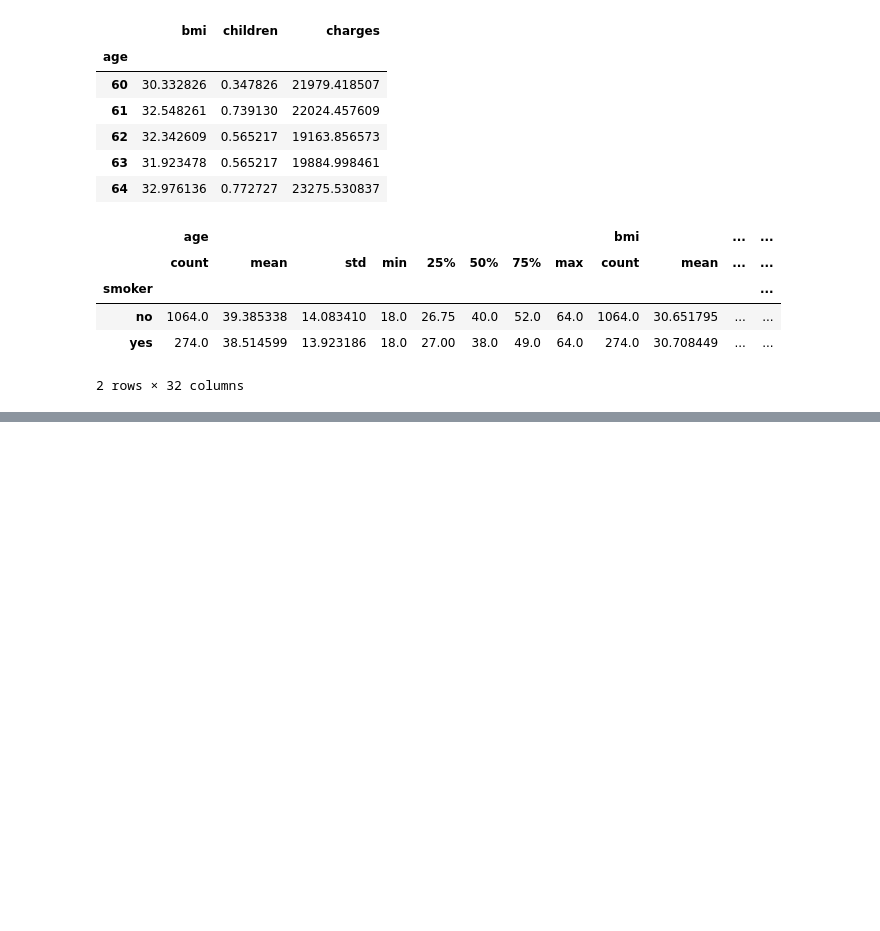
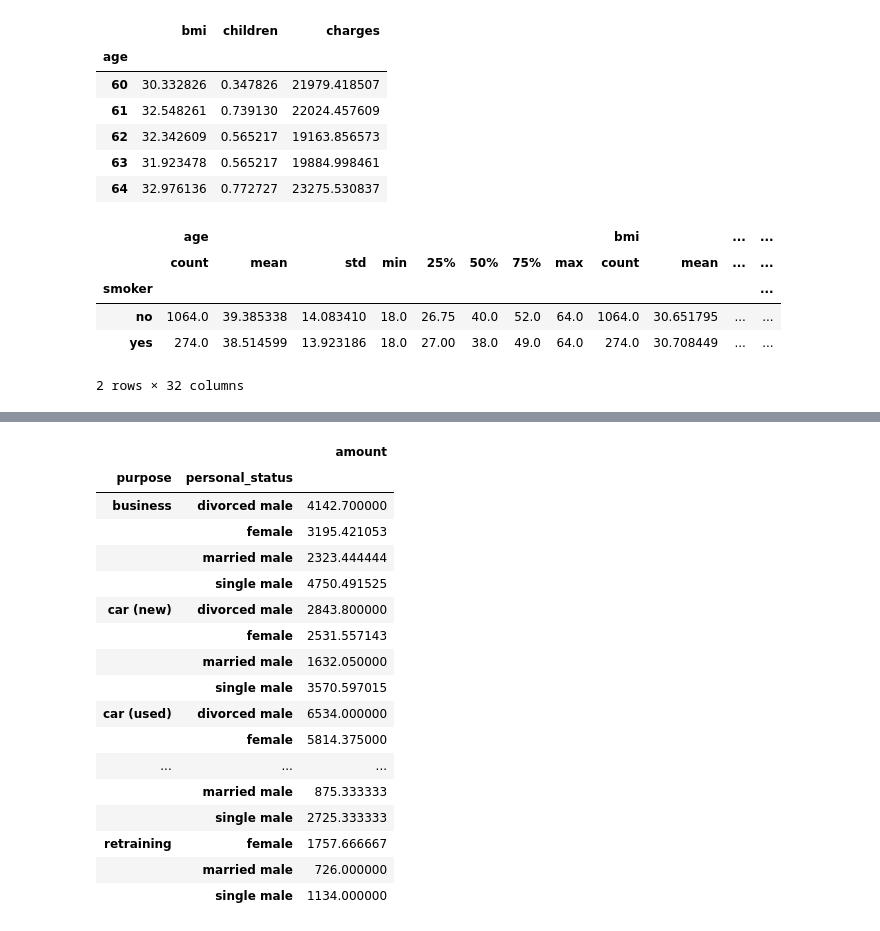
Before and after one commit to Roma123456789/machine_learning_pratice, a Jupyter notebook: Data_analyst_python.ipynb, the cells around one changed output, grey strips where cells are left out. Cells and saved outputs as stored; diff of their text form; code cells hidden in the pictures; blank space fills up the shorter version.

```diff
--- a/Data_analyst_python.ipynb
+++ b/Data_analyst_python.ipynb
@@ -294,0 +361,21 @@ insurance[['gender','smoker','charges']].groupby(['gender','smoker']).describe()
+# %%
+credit.pivot_table(values='amount',index=['purpose','personal_status'],aggfunc='mean')
+# %% [output]
+|  |  | amount |
+| purpose | personal_status |  |
+| business | divorced male | 4142.700000 |
+|  | female | 3195.421053 |
+|  | married male | 2323.444444 |
+|  | single male | 4750.491525 |
+| car (new) | divorced male | 2843.800000 |
+|  | female | 2531.557143 |
+|  | married male | 1632.050000 |
+|  | single male | 3570.597015 |
+| car (used) | divorced male | 6534.000000 |
+|  | female | 5814.375000 |
+| ... | ... | ... |
+|  | married male | 875.333333 |
+|  | single male | 2725.333333 |
+| retraining | female | 1757.666667 |
+|  | married male | 726.000000 |
+|  | single male | 1134.000000 |
```
Also changed, not shown: parts of 8 cells of this notebook.
